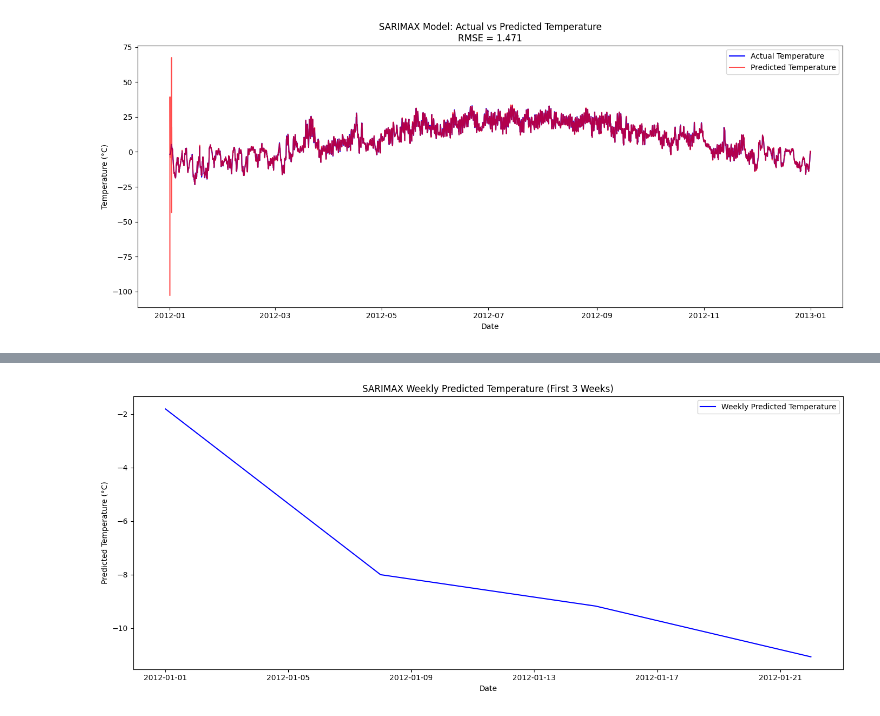
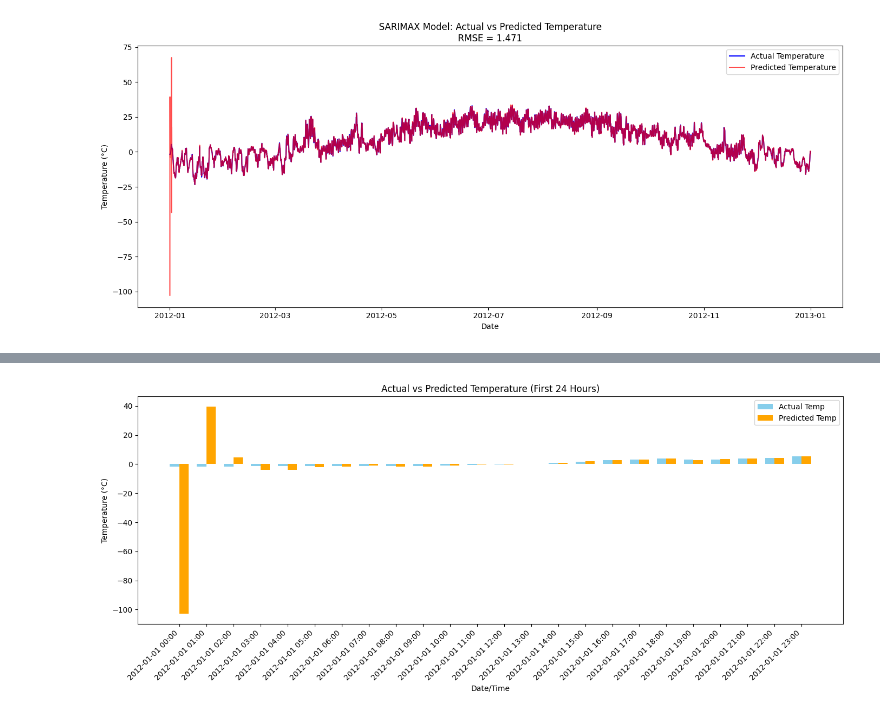
Before and after one commit to Visa110804/Time-series-forecasting, a Jupyter notebook: Time_series_forrecast.ipynb, the cells around one changed output, grey strips where cells are left out. Saved outputs shown, nothing was run; the diff lists cells and outputs as text; code cells hidden in the pictures.

```diff
--- a/Time_series_forrecast.ipynb
+++ b/Time_series_forrecast.ipynb
@@ -591,57 +651,67 @@ import matplotlib.pyplot as plt
 from statsmodels.tsa.statespace.sarimax import SARIMAX
 from sklearn.preprocessing import LabelEncoder
 import warnings
-
 warnings.filterwarnings("ignore")
 
 # Load dataset
-df = pd.read_csv('Weather_Data.csv')
+df = pd.read_csv('Weather_Data.csv')  # Replace with your file path
 df['Date/Time'] = pd.to_datetime(df['Date/Time'])
 df.set_index('Date/Time', inplace=True)
 
 # Fill missing values
 df.fillna(method='ffill', inplace=True)
 
 # Encode categorical 'Weather'
 le = LabelEncoder()
 df['Weather_encoded'] = le.fit_transform(df['Weather'])
 
 # Define target and exogenous features
 y = df['Temp_C']
 exog_vars = ['Dew Point Temp_C', 'Rel Hum_%', 'Wind Speed_km/h',
              'Visibility_km', 'Press_kPa', 'Weather_encoded']
 exog = df[exog_vars]
 
-# Fit SARIMAX model on the entire dataset
+# Fit SARIMAX model
 model = SARIMAX(y,
                 exog=exog,
                 order=(2, 1, 2),
-                seasonal_order=(1, 1, 1, 24),  # Daily seasonality
+                seasonal_order=(1, 1, 1, 24),
                 enforce_stationarity=False,
                 enforce_invertibility=False)
 
 results = model.fit(disp=False)
 
-# Select only 2 weeks for prediction (assumes data is hourly)
-# Adjust the range if your data has different frequency
-start_index = 0
-end_index = 24 * 21  # 24 hours * 21 days = 3 weeks
-
-# In-sample prediction for 3 weeks
-pred = results.get_prediction(start=start_index, end=end_index, exog=exog[start_index:end_index + 1])
+# In-sample predictions
+pred = results.get_prediction(start=0, end=len(y)-1, exog=exog)
 predicted_temp = pred.predicted_mean
 
-# Resample 2-week predictions to weekly averages
-weekly_predicted_temp = predicted_temp.resample('W').mean()
+# Combine actual and predicted into a DataFrame
+comparison_df = pd.DataFrame({
+    'Actual': y,
+    'Predicted': predicted_temp
+})
 
-# Plot 2-week predicted temperature (weekly average)
+# Select a shorter time range (e.g., first 24 hours) for bar plot
+sample_df = comparison_df.iloc[:24]
+
+# Plot comparison bar graph
+import numpy as np
+
+x = np.arange(len(sample_df))  # time indices
+width = 0.35
+
 plt.figure(figsize=(14, 6))
-plt.plot(weekly_predicted_temp.index, weekly_predicted_temp, color='blue', label='Weekly Predicted Temperature')
-plt.title('SARIMAX Weekly Predicted Temperature (First 3 Weeks)')
-plt.xlabel('Date')
-plt.ylabel('Predicted Temperature (°C)')
+plt.bar(x - width/2, sample_df['Actual'], width=width, label='Actual Temp', color='skyblue')
+plt.bar(x + width/2, sample_df['Predicted'], width=width, label='Predicted Temp', color='orange')
+
+# Format x-axis with timestamps
+plt.xticks(ticks=x, labels=sample_df.index.strftime('%Y-%m-%d %H:%M'), rotation=45, ha='right')
+
+plt.xlabel('Date/Time')
+plt.ylabel('Temperature (°C)')
+plt.title('Actual vs Predicted Temperature (First 24 Hours)')
 plt.legend()
 plt.tight_layout()
 plt.show()
 # %% [output]
-[figure, old version]
+[figure, new version]
```
Also changed, not shown: parts of 6 cells of this notebook.
